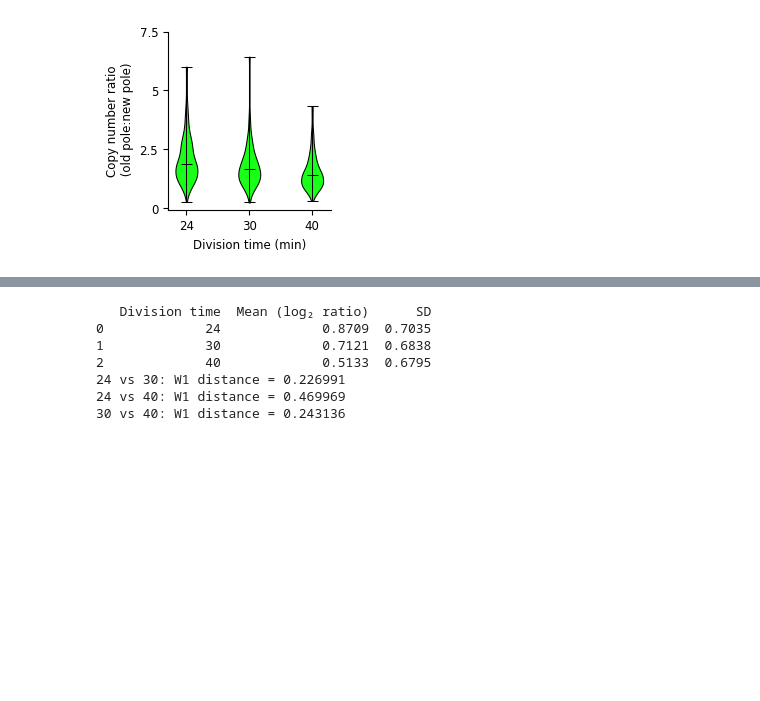
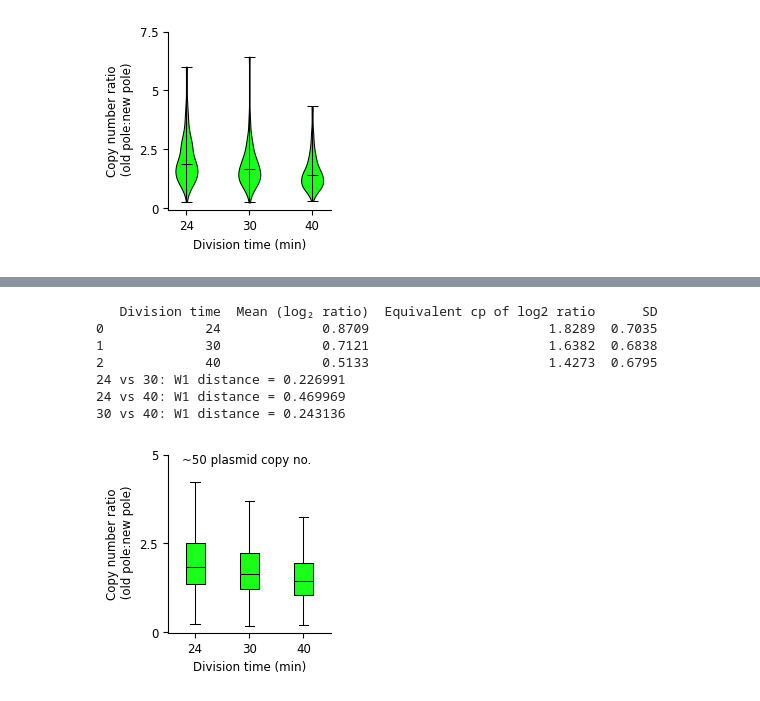
Before and after one commit to mvcortez/Plasmids, a Jupyter notebook: Supplementary Simulations/Inheritance_asymmetry.ipynb, the cells around one changed output, grey strips where cells are left out. Saved outputs shown, nothing was run; the diff lists cells and outputs as text; code cells hidden in the pictures; blank space fills up the shorter version.

```diff
--- a/Supplementary Simulations/Inheritance_asymmetry.ipynb
+++ b/Supplementary Simulations/Inheritance_asymmetry.ipynb
@@ -475,6 +584,7 @@ from scipy.stats import wasserstein_distance
 summary = pd.DataFrame({
     "Division time": div_time,
     "Mean (log₂ ratio)": [np.mean(v) for v in log2_ratio],
+    "Equivalent cp of log2 ratio": [np.power(2,np.mean(v)) for v in log2_ratio],
     "SD": [np.std(v, ddof=1) for v in log2_ratio]
 })
 
@@ -487,10 +597,44 @@ for i in range(len(log2_ratio)):
         w1 = wasserstein_distance(ratio[i], ratio[j])
         print(f"{labels[i]} vs {labels[j]}: W1 distance = {w1:.6f}")
 # %% [output]
-   Division time  Mean (log₂ ratio)      SD
-0             24             0.8709  0.7035
-1             30             0.7121  0.6838
-2             40             0.5133  0.6795
+   Division time  Mean (log₂ ratio)  Equivalent cp of log2 ratio      SD
+0             24             0.8709                       1.8289  0.7035
+1             30             0.7121                       1.6382  0.6838
+2             40             0.5133                       1.4273  0.6795
 24 vs 30: W1 distance = 0.226991
 24 vs 40: W1 distance = 0.469969
 30 vs 40: W1 distance = 0.243136
+# %%
+import matplotlib
+
+def box_plot(data, edge_color, fill_color,pos,out_color):
+    bp = ax.boxplot(data, patch_artist=True,positions=pos,showfliers=False,widths=0.35,sym=out_color)
+    for element in ['boxes', 'whiskers', 'fliers', 'means', 'medians', 'caps']:
+        plt.setp(bp[element], color=edge_color, linewidth=0.75)
+    for patch in bp['boxes']:
+        patch.set(facecolor=fill_color)
+    plt.setp(bp['fliers'], color=edge_color, linewidth=0.25,markersize=1)
+    return bp
+
+f =plt.figure(figsize=(2.5,2.5))
+ax = f.add_subplot(111)
+matplotlib.rcParams['pdf.fonttype'] = 42
+matplotlib.rcParams['ps.fonttype'] = 42
+fontsiz=8.5
+col = ["#1AFF1A","#4B0092"]
+g1 = box_plot(inherit_pole1[0,:]/inherit_pole2[0,:], 'k', col[0],[1], 'C0')
+g2 = box_plot(inherit_pole1[1,:]/inherit_pole2[1,:], 'k', col[0],[2], 'C0')
+g3 = box_plot(inherit_pole1[2,:]/inherit_pole2[2,:], 'k', col[0],[3], 'C0')
+
+ax.set_xticklabels(tau_vec,fontsize=fontsiz)
+ax.set_yticks([0,2.5,5])
+ax.set_yticklabels([0,2.5,5],fontsize=fontsiz)
+ax.set_xlabel(r'Division time (min)',fontsize=fontsiz)
+ax.set_ylabel('Copy number ratio\n (old pole:new pole)',fontsize=fontsiz)
+ax.text(0.75,4.75,'~50 plasmid copy no.',color='k',fontsize=fontsiz)
+sns.despine()
+plt.tight_layout(h_pad=1)
+
+plt.savefig("asymmetry_vs_time.pdf", format="pdf", bbox_inches="tight")
+# %% [output]
+[figure, added]
```
Also changed, not shown: parts of 10 cells of this notebook, 1 other file.
